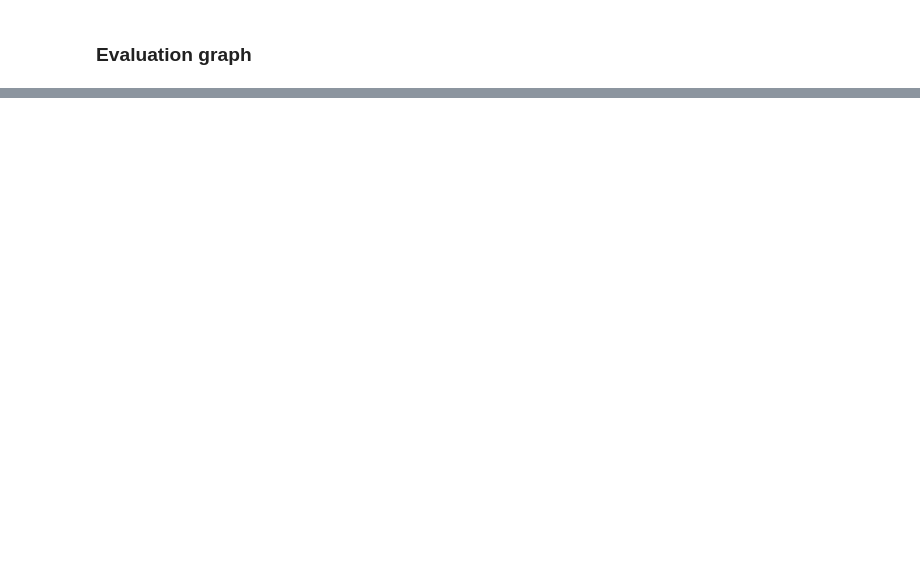
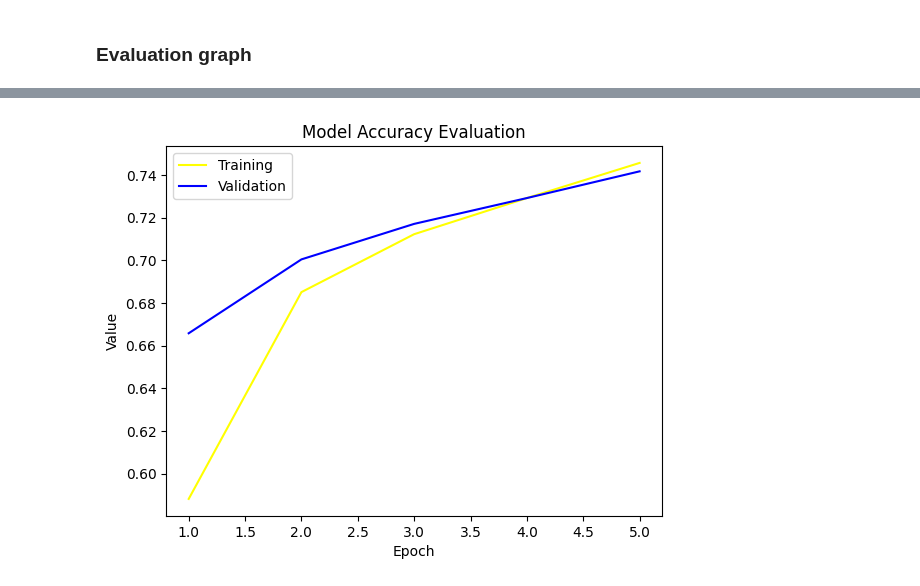
Before and after one commit to FIIT-Bc-projects/2024-Oksanich-DNLI, a Jupyter notebook: sentiment_analysis/model.ipynb, the cells around one changed output, grey strips where cells are left out. Cells and saved outputs as stored; diff of their text form; code cells hidden in the pictures; blank space fills up the shorter version.

```diff
--- a/sentiment_analysis/model.ipynb
+++ b/sentiment_analysis/model.ipynb
@@ -437,0 +418,12 @@ fig, ax, df = plot_label_distributions(
+# %%
+plt.plot(epoch_rng, metrics["train"]["accuracy"], label="Training", color="yellow")
+plt.plot(epoch_rng, metrics["test"]["accuracy"], label="Validation", color="blue")
+
+plt.xlabel("Epoch")
+plt.ylabel("Value")
+
+plt.title("Model Accuracy Evaluation")
+plt.legend()
+plt.show()
+# %% [output]
+[figure, added]
```
Also changed, not shown: parts of 23 cells of this notebook.
